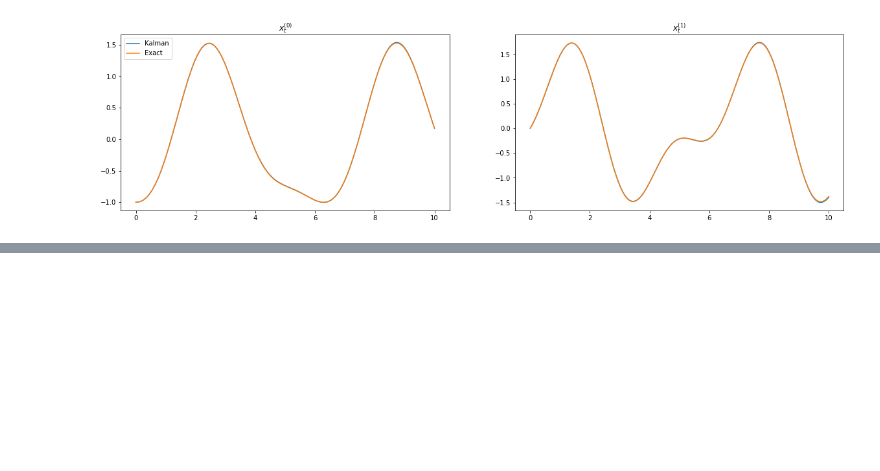
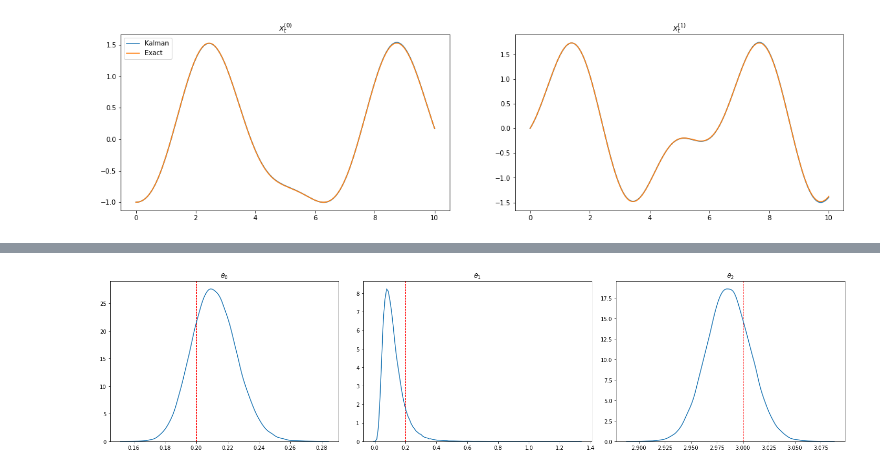
Before and after one commit to mlysy/rodeo-legacy, a Jupyter notebook: examples/tutorial.ipynb, the cells around one changed output, grey strips where cells are left out. Saved outputs shown, nothing was run; the diff lists cells and outputs as text; code cells hidden in the pictures; blank space fills up the shorter version.

```diff
--- a/examples/tutorial.ipynb
+++ b/examples/tutorial.ipynb
@@ -251,0 +321,11 @@ for i in range(n_meas):
+# %%
+# Plot the results
+fig, axs = plt.subplots(1, n_theta, figsize=(20, 5))
+for col in range(n_theta):
+    axs[col].set_title('$\\theta_{}$'.format(col))
+    axs[col].axvline(x=theta_true[col], linewidth=1, color='r', linestyle='dashed')
+    sns.kdeplot(theta_kalman[:, col], ax=axs[col])
+
+fig.tight_layout()
+# %% [output]
+[figure, added]
```
Also changed, not shown: parts of 15 cells of this notebook, 14 other files.
